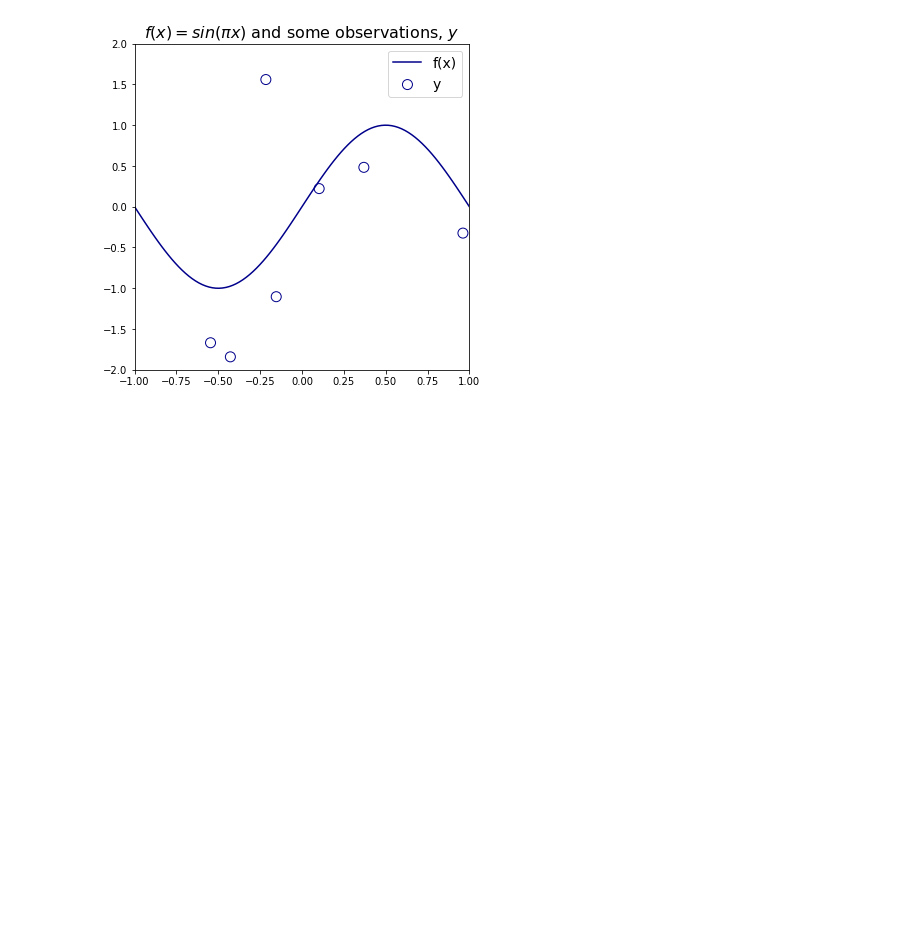
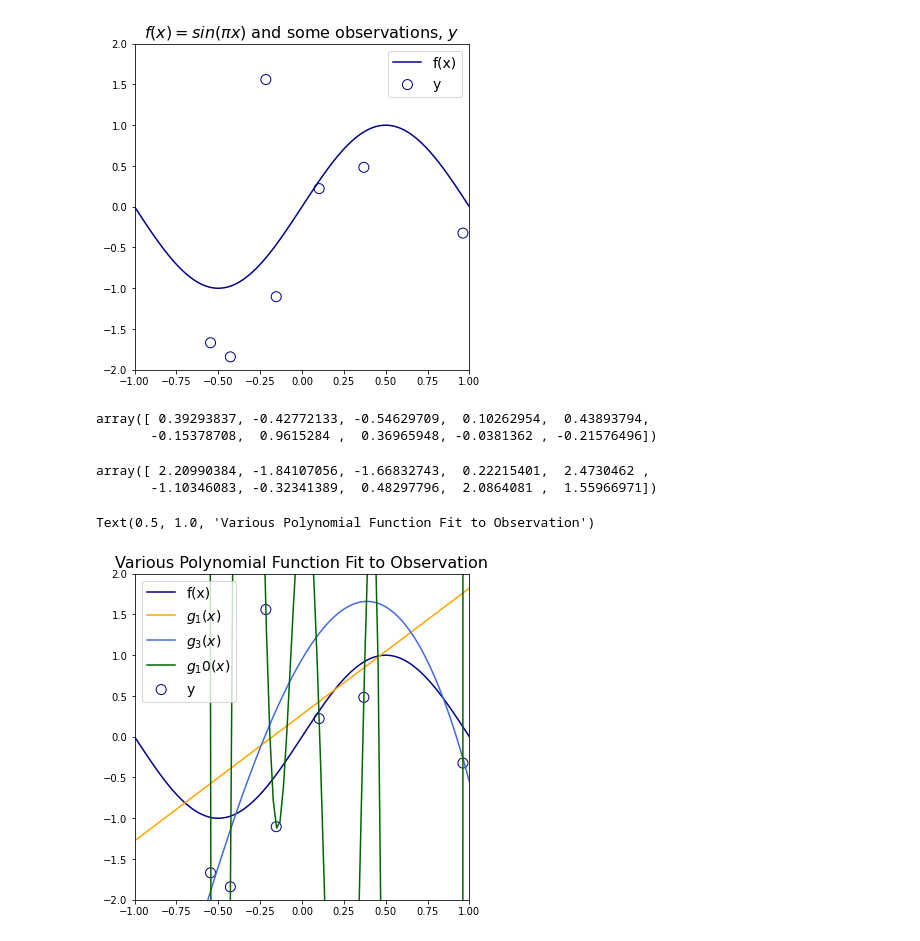
Before and after one commit to KapilNarayanSingh/ml-kapil, a Jupyter notebook: Bias_Variance_Trade_off.ipynb, the cells around one changed output. Drawn from its saved outputs; the diff is of its cells as text; code cells hidden in the pictures; blank space fills up the shorter version.

```diff
--- a/Bias_Variance_Trade_off.ipynb
+++ b/Bias_Variance_Trade_off.ipynb
@@ -47,3 +47,31 @@ plt.ylim([-2, 2])
 # %% [output]
 (-2.0, 2.0)
 [figure]
+# %%
+x
+# %% [output]
+array([ 0.39293837, -0.42772133, -0.54629709,  0.10262954,  0.43893794,
+       -0.15378708,  0.9615284 ,  0.36965948, -0.0381362 , -0.21576496])
+# %%
+y
+# %% [output]
+array([ 2.20990384, -1.84107056, -1.66832743,  0.22215401,  2.4730462 ,
+       -1.10346083, -0.32341389,  0.48297796,  2.0864081 ,  1.55966971])
+# %%
+plot_fx_data(y)
+
+polynomial_degrees = [1, 3, 10]
+theta = {}
+fit = {}
+for ii, degree in enumerate(polynomial_degrees):
+  theta[degree] = np.polyfit(x, y, degree)
+  fit[degree] = np.polyval(theta[degree], x_grid)
+  plt.plot(x_grid, fit[degree], POLYNOMIAL_FIT_COLORS[ii], label=f"$g_{degree}(x)$")
+
+plt.legend(fontsize = LEGEND_FONTSIZE )
+plt.xlim([-1, 1])
+plt.ylim([-2, 2])
+plt.title("Various Polynomial Function Fit to Observation", fontsize=TITLE_FONTSIZE)
+# %% [output]
+Text(0.5, 1.0, 'Various Polynomial Function Fit to Observation')
+[figure, added]
```
